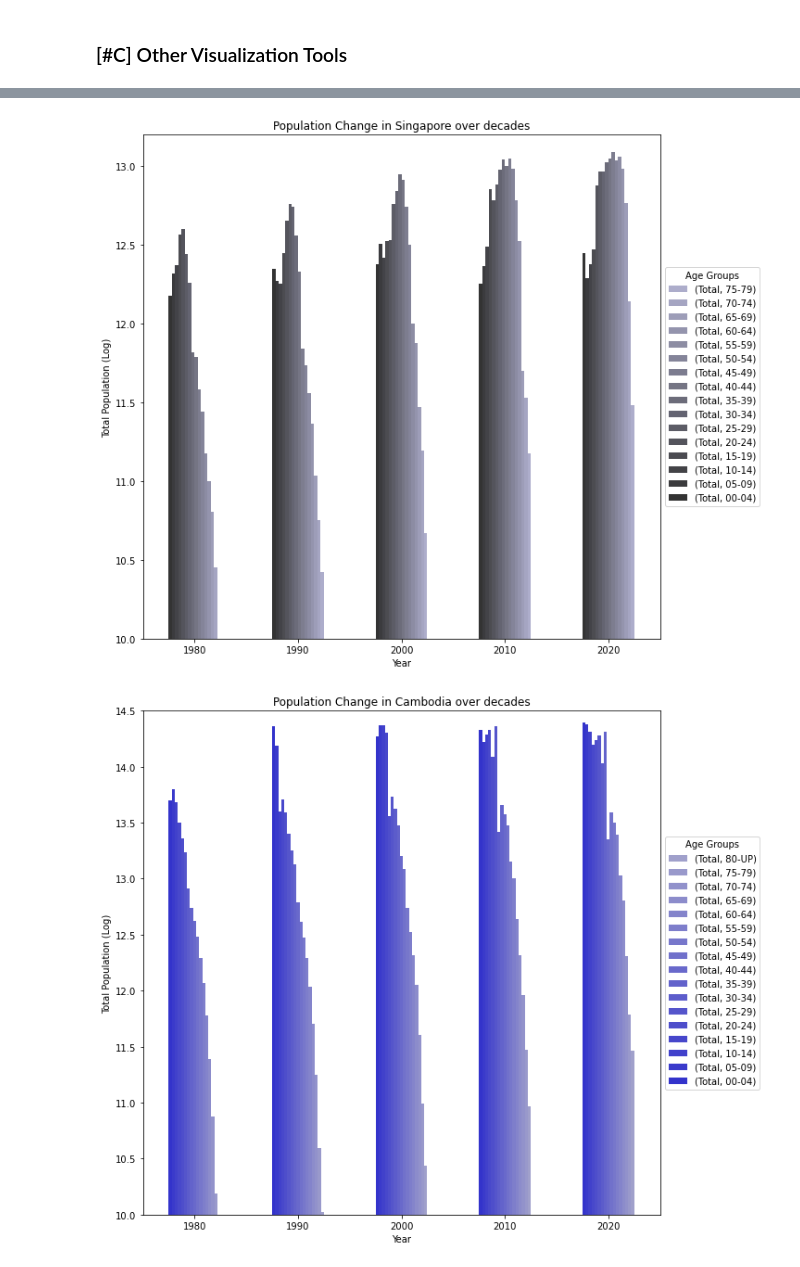
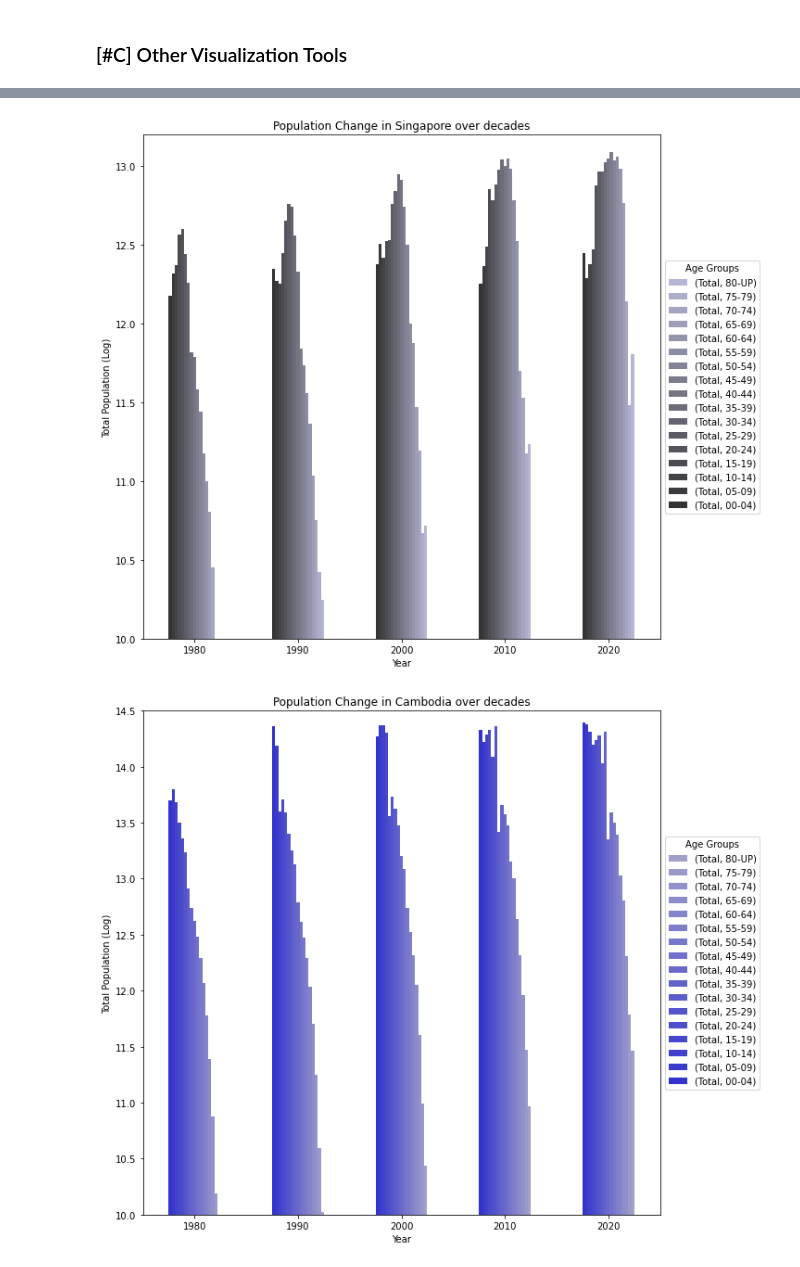
Before and after one commit to jasminlee/EEP-153-Mahalanobis-project-1, a Jupyter notebook: project1.ipynb, the cells around one changed output, grey strips where cells are left out. Saved outputs shown, nothing was run; the diff lists cells and outputs as text; code cells hidden in the pictures.

```diff
--- a/project1.ipynb
+++ b/project1.ipynb
@@ -256,29 +291,30 @@ countries = ['Myanmar', 'Thailand', 'Vietnam', 'Singapore', 'Indonesia', 'Cambod
 # %%
 group = 'all' #males/females/all
 age_lower = 0 #rounds to nearest 5 (actual range: 10 to 65)
-age_upper = 79
+age_upper = 85
 location = 'Singapore' #accepts country names/abbreviations, 'world'
 
 years = [1980, 1990, 2000, 2010, 2020]
 frames = []
 for y in years:
     frames.append(pop_df(y, group, age_lower, age_upper, location))
 
 result = pd.concat(frames, axis=0, ignore_index = True)
 result = result.drop(columns = ['Male', 'Female', 'Country'])
 result = result.pivot(index='Year', columns='Age')
 
 for c in result:
     result[c] = np.log(result[c])
 
 my_colors = [(x/25, x/25, x/20, 0.75) for x in range(17)]
-graph = result.plot(kind='bar', figsize=(10,10), ylim=(10, 13.2), legend='reverse', rot=0, alpha=0.8, color=my_colors)
+graph = result.plot(kind='bar', figsize=(10,10), ylim=(10, 13.2), legend='reverse', rot=0, alpha=0.8,
+                    color=my_colors)
 handles, labels = graph.get_legend_handles_labels()
 graph.set_ylabel('Total Population (Log)');
 graph.set_title("Population Change in {} over decades".format(location))
 graph.legend(handles[::-1], labels[::-1], title='Age Groups', loc='center left', bbox_to_anchor=(1.0, 0.5));
 # %% [output]
-[figure, old version]
+[figure, new version]
 # %%
 group = 'all' #males/females/all
 age_lower = 0 #rounds to nearest 5 (actual range: 10 to 65)
```
Also changed, not shown: parts of 47 cells of this notebook, 2 other files.
